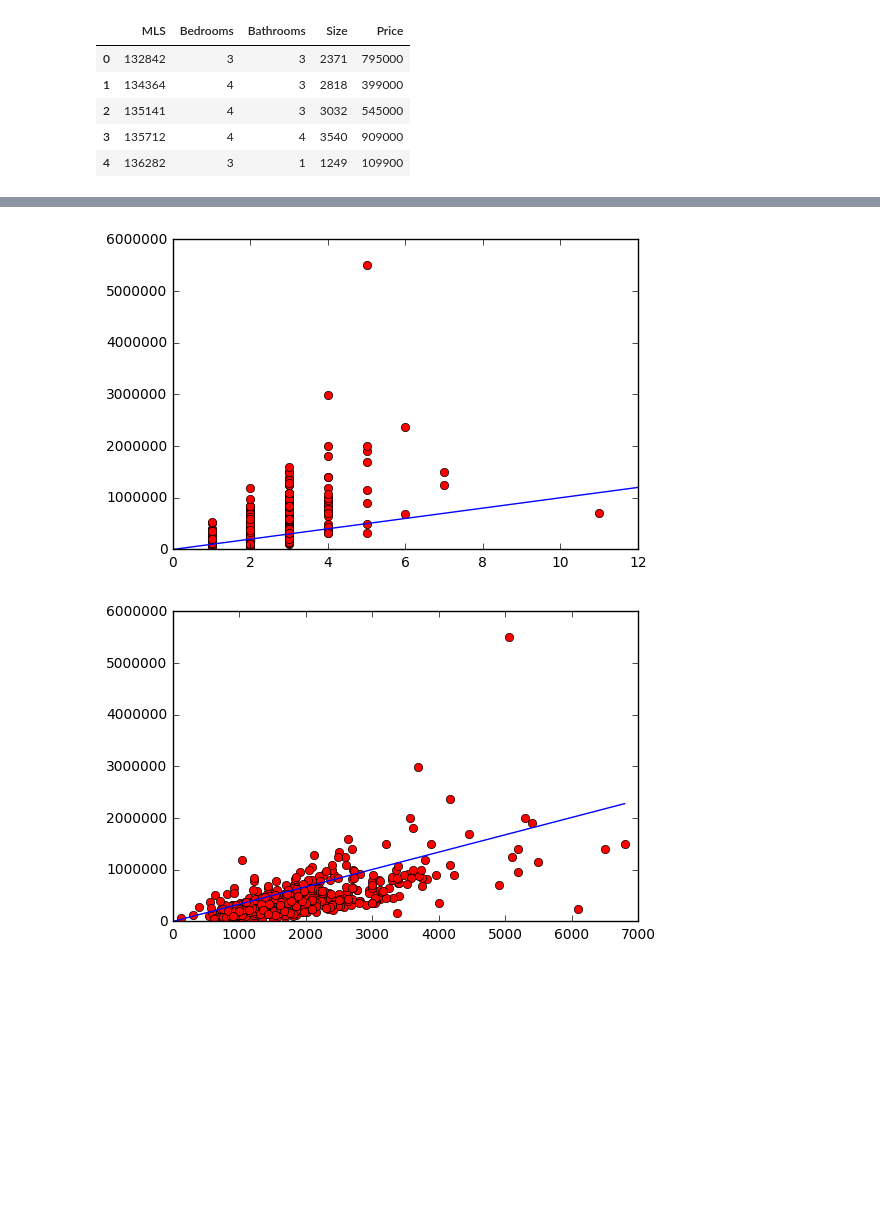
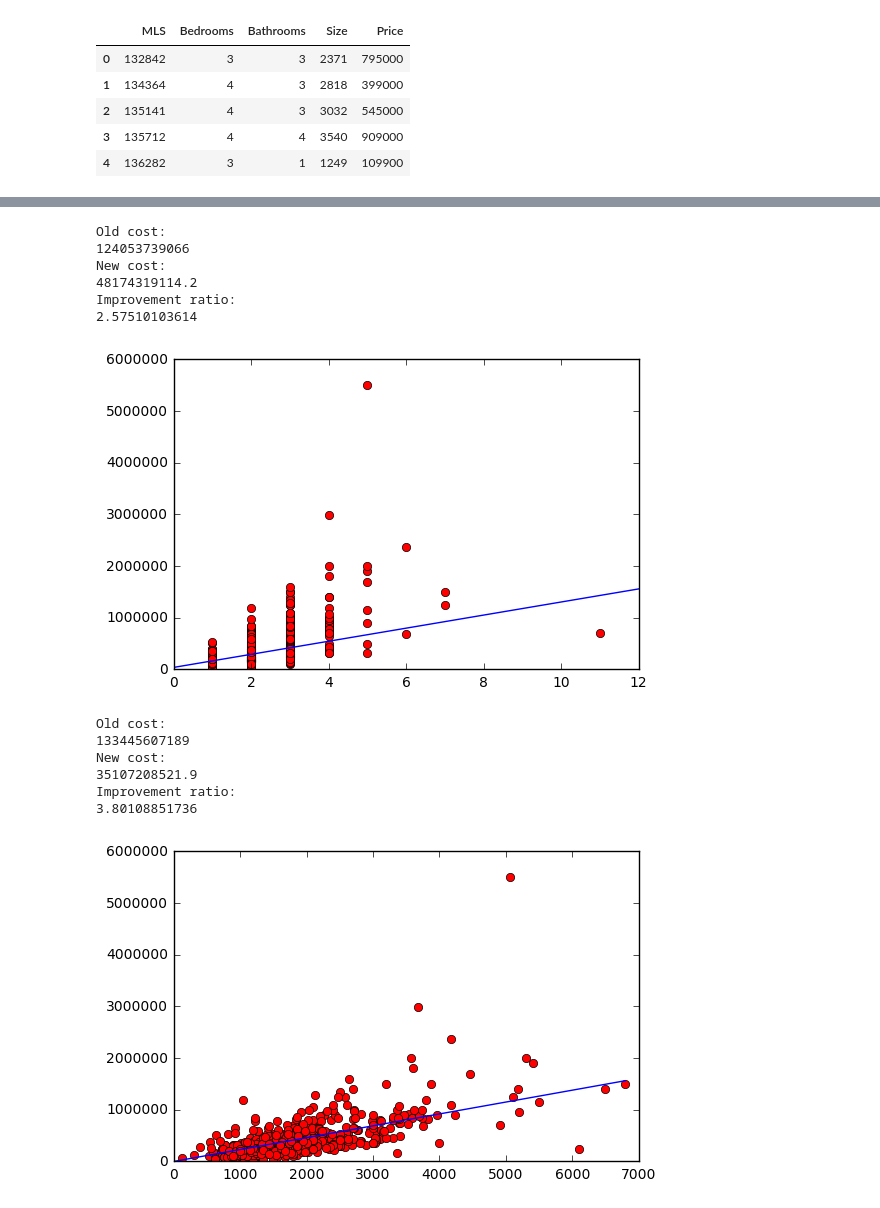
Before and after one commit to deZakelijke/Leren, a Jupyter notebook: LerenWeek1.ipynb, the cells around one changed output, grey strips where cells are left out. Drawn from its saved outputs; the diff is of its cells as text; code cells hidden in the pictures; blank space fills up the shorter version.

```diff
--- a/LerenWeek1.ipynb
+++ b/LerenWeek1.ipynb
@@ -41,0 +78,9 @@ def update(alpha, theta, xData, yData):
+# %%
+# calculates the cost as the squared difference between y and the function of theta
+def costFunction(xData, yData, theta):
+    costSum = 0
+    # assume x and y are aligned in length. i.e. we have correct data
+    # Could also be done with vectors
+    for i in range(len(xData)):
+        costSum += (theta[0]+theta[1]*x[i]-y[i]) **2
+    return costSum / (2*len(xData))
@@ -58,11 +131,29 @@ plt.show()
 [figure]
 # %%
+# The Bathrooms data is used for the learning algorithm
+# Newley calculated theta is a slight improvement
+
 x = Houses.Bathrooms
 
-theta = np.array([0,100000])
+theta = np.array([0,10000])
+alpha = 0.001
 
-for i in range(100):
-    theta = update(0.0001, theta, x, y)
+oldCost = costFunction(x,y,theta)
+print "Old cost: "
+print oldCost
+
+for i in range(250):
+    theta = updateVec(alpha, theta, x, y)
+    # Use regular function for iterative computation
+    # theta = update(alpha, theta, x ,y)
+
+newCost = costFunction(x,y,theta)
+print "New cost: "
+print newCost
+
+print "Improvement ratio: "
+print oldCost/newCost
+
 
 xNew = np.arange(0, max(x)+2)
 
@@ -72,21 +163,51 @@ plt.plot(x, y, 'ro')
 plt.plot(xNew, yNew)
 plt.show()
 # %% [output]
+Old cost:
+124053739066
+New cost:
+48174319114.2
+Improvement ratio:
+2.57510103614
-[figure, old version]
+[figure, new version]
 # %%
+# The Sizes data is used for the learning algorithm
+# Newley calculated theta has clearly more improved
+# than with the other two datasets
+
 x = Houses.Size
 
-theta = np.array([0,100])
+theta = np.array([0,1])
+alpha = 0.00000001
 
-for i in range(100):
-    theta = update(0.0001, theta, x, y)
+oldCost = costFunction(x,y,theta)
+print "Old cost: "
+print oldCost
 
+for i in range(200):
+    theta = updateVec(alpha, theta, x, y)
+    # Use tregular function for iterative computation
+    # theta = update(alpha, theta, x ,y)
+
+newCost = costFunction(x,y,theta)
+print "New cost: "
+print newCost
+
+print "Improvement ratio: "
+print oldCost/newCost
+
+# x and y as function of theta and x
 xNew = np.arange(0, max(x))
-
 yNew = theta[0] + (theta[1]*xNew)
 
 plt.plot(x, y, 'ro')
 plt.plot(xNew, yNew)
 plt.show()
 # %% [output]
+Old cost:
+133445607189
+New cost:
+35107208521.9
+Improvement ratio:
+3.80108851736
-[figure, old version]
+[figure, new version]
```
Also changed, not shown: parts of 8 cells of this notebook.
